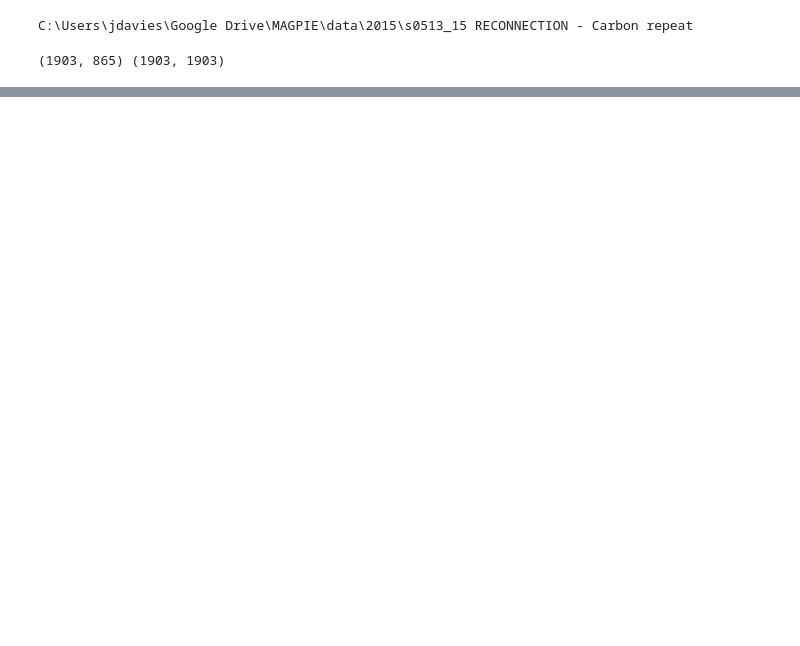
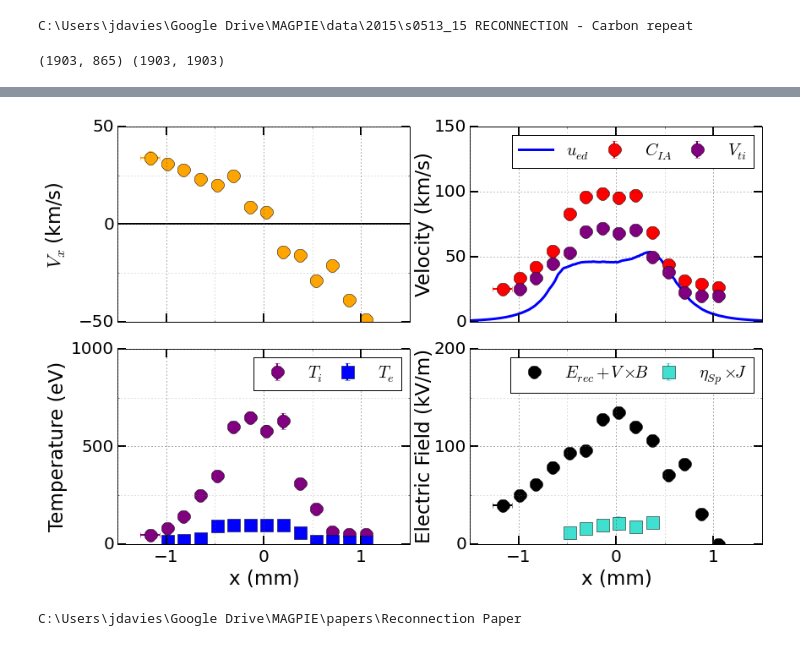
Before and after one commit to jdhare/magpie-analysis, a Jupyter notebook: Figures for Reconnection Paper.ipynb, the cells around one changed output, grey strips where cells are left out. Drawn from its saved outputs; the diff is of its cells as text; code cells hidden in the pictures; blank space fills up the shorter version.

Commit message:
bigger markers in reconnection paper figures

```diff
--- a/Figures for Reconnection Paper.ipynb
+++ b/Figures for Reconnection Paper.ipynb
@@ -638,7 +485,7 @@ eta_m,eta_err=uv_m_std(eta)
 # %%
 x_mm=x*1e3
 x_err=np.zeros_like(x_mm)+0.1
-ms=60
+ms=15
 lfs=23
 tfs=20
 elw=2
@@ -647,23 +494,24 @@ fig, ax=plt.subplots(2,2,sharex=True,figsize=(12,8))
 
 #single x error_bar per plot
 
-ax[0,0].errorbar(x_mm[0], xerr=x_err[0], y=(V/1e3)[0], yerr=(V_err/1e3)[0], c='orange', fmt='o',elinewidth=elw)
-ax[1,0].errorbar(x_mm[0], xerr=x_err[0], y=T_i[0], yerr=T_i_err[0],  c='purple', fmt='o',elinewidth=elw)
-ax[0,1].errorbar(x_mm[0], xerr=x_err[0], y=(C_IA_m/1e3)[0],yerr=(C_IA_err/1e3)[0], c='red', fmt='o',elinewidth=elw)
-ax[1,1].errorbar(x_mm[0], xerr=x_err[0], y=((E0+V*B)/1e3)[0], c='brown', fmt='o',elinewidth=elw)
+ax[0,0].errorbar(x_mm[0], xerr=x_err[0], y=(V/1e3)[0], yerr=(V_err/1e3)[0], color='orange', fmt='o',markersize=ms,elinewidth=elw)
+ax[1,0].errorbar(x_mm[0], xerr=x_err[0], y=T_i[0], yerr=T_i_err[0],  color='purple', fmt='o',markersize=ms,elinewidth=elw)
+ax[0,1].errorbar(x_mm[0], xerr=x_err[0], y=(C_IA_m/1e3)[0],yerr=(C_IA_err/1e3)[0], color='red', fmt='o',markersize=ms,elinewidth=elw)
+ax[1,1].errorbar(x_mm[0], xerr=x_err[0], y=((E0+V*B)/1e3)[0], color='black', fmt='o',markersize=ms,elinewidth=elw)
 
 #data points
 
-ax[0,0].errorbar(x_mm[1:], y=(V/1e3)[1:], yerr=(V_err/1e3)[1:],  label=r'$V_in$', c='orange', fmt='o',elinewidth=elw)
-ax[1,0].errorbar(x_mm[1:], y=T_i[1:], yerr=T_i_err[1:], label=r'$T_i$', c='purple', fmt='o',elinewidth=elw)
-ax[1,0].errorbar(x_mm[1:], y=T_e[1:], yerr=T_e_err[1:],label=r'$T_e$', c='blue', fmt='s',elinewidth=elw)
+ax[0,0].errorbar(x_mm[1:], y=(V/1e3)[1:], yerr=(V_err/1e3)[1:],  label=r'$V_in$', color='orange', fmt='o',markersize=ms,elinewidth=elw)
+ax[1,0].errorbar(x_mm[1:], y=T_i[1:], yerr=T_i_err[1:], label=r'$T_i$', color='purple', fmt='o',markersize=ms,elinewidth=elw)
+ax[1,0].errorbar(x_mm[1:], y=T_e[1:], yerr=T_e_err[1:],label=r'$T_e$', color='blue', fmt='s',markersize=ms,elinewidth=elw)
 ax[0,1].plot(x_ued, u_ed/1e3,label=r'$u_{ed}$', c='green', lw=3)
-ax[0,1].errorbar(x_mm[1:], y=(C_IA_m/1e3)[1:],yerr=(C_IA_err/1e3)[1:],label=r'$C_{IA}$', c='red', fmt='o',elinewidth=elw)
-ax[0,1].errorbar(x_mm[1:], y=(V_ti_m/1e3)[1:],yerr=(V_ti_err/1e3)[1:],label=r'$V_{ti}$', c='purple', fmt='o',elinewidth=elw)
+ax[0,1].errorbar(x_mm[1:], y=(C_IA_m/1e3)[1:],yerr=(C_IA_err/1e3)[1:],label=r'$C_{IA}$', color='red', fmt='o',markersize=ms,elinewidth=elw)
+ax[0,1].errorbar(x_mm[1:], y=(V_ti_m/1e3)[1:],yerr=(V_ti_err/1e3)[1:],label=r'$V_{ti}$', color='purple', fmt='o',markersize=ms,elinewidth=elw)
 
-ax[1,1].errorbar(x_mm[1:], y=((E0+V*B)/1e3)[1:],label=r'$E_0+V\times B$', c='brown', fmt='o',elinewidth=elw)
-ax[1,1].errorbar(x_mm[4:-4], y=(eta_m*j/1e3)[4:-4],yerr=(eta_err*j/1e3)[4:-4],label=r'$\eta_S\times J$', c='turquoise',fmt='s',elinewidth=elw)
+ax[1,1].errorbar(x_mm[1:], y=((E0+V*B)/1e3)[1:],label=r'$E_{rec}+V\times B$', color='black', fmt='o',markersize=ms,elinewidth=elw)
+ax[1,1].errorbar(x_mm[4:-4], y=(eta_m*j/1e3)[4:-4],yerr=(eta_err*j/1e3)[4:-4],label=r'$\eta_{Sp}\times J$', color='turquoise',fmt='s',markersize=ms,elinewidth=elw)
 
+ax[0,0].plot([-2,2],[0,0], lw=2, color='black')
 
 a=ax[0,0]
 a.set_xlim([-1.5,1.5])
@@ -678,7 +526,9 @@ a.grid()
 a.grid(which='minor', color='gray',linestyle=':')
 
 a.tick_params(labelsize=tfs, pad=5, length=10, width=2)
-a.set_ylabel(r'$V_{in}$ (km/s)', fontsize=lfs)
+a.set_ylabel(r'$V_{x}$ (km/s)', fontsize=lfs)
+a.get_yaxis().set_label_coords(-0.17,0.5)
+
 
 a=ax[1,0]
 a.xaxis.set_minor_locator(MultipleLocator(0.5))
@@ -691,7 +541,9 @@ a.yaxis.set_minor_locator(MultipleLocator(250))
 a.grid()
 a.tick_params(labelsize=tfs, pad=5, length=10, width=2)
 a.set_ylabel(r'Temperature (eV)', fontsize=lfs)
-a.legend(fontsize=20, ncol=2, columnspacing=0.5)
+a.get_yaxis().set_label_coords(-0.17,0.5)
+
+a.legend(fontsize=20, ncol=2, columnspacing=0.5,numpoints=1)
 a.set_xlabel('x (mm)', fontsize=lfs)
 
 
@@ -704,7 +556,9 @@ a.set_yticks([0,50,100,150])
 a.grid()
 a.tick_params(labelsize=tfs, pad=5, length=10, width=2)
 a.set_ylabel(r'Velocity (km/s)', fontsize=lfs)
-a.legend(fontsize=20, ncol=3, columnspacing=0.5)
+a.get_yaxis().set_label_coords(-0.12,0.5)
+
+a.legend(fontsize=20, ncol=3, columnspacing=0.5,numpoints=1)
 
 a=ax[1,1]
 
@@ -718,8 +572,41 @@ a.yaxis.set_minor_locator(MultipleLocator(50))
 a.grid()
 a.tick_params(labelsize=tfs, pad=5, length=10, width=2)
 a.set_ylabel(r'Electric Field (kV/m)', fontsize=lfs)
-a.legend(fontsize=20, ncol=2, columnspacing=0.5)
+a.get_yaxis().set_label_coords(-0.12,0.5)
+
+a.legend(fontsize=20, ncol=2, columnspacing=0.2,numpoints=1)
 a.set_xlabel('x (mm)', fontsize=lfs)
 
+'''
+##TS Insets:
+
+fn1='s0611_15 f1a.txt'
+fd1=np.genfromtxt(fn1, skip_header=2, delimiter=',')
+
+fn8='s0611_15 f8a.txt'
+fd8=np.genfromtxt(fn8, skip_header=2, delimiter=',')
+
+ax_ts1=fig.add_axes([.12, .585, .15, .15], axisbg=None)
+ax_ts1.set_xticks([])
+ax_ts1.set_yticks([])
+ax_ts1.plot(fd1[:,0], fd1[:,4], color='red', lw=4)
+ax_ts1.scatter(fd1[:,0], fd1[:,3])
+ax_ts1.set_xlim([-6,6])
+ax_ts1.xaxis.set_major_locator(MultipleLocator(2))
+ax_ts1.grid()
+
+ax_ts2=fig.add_axes([.34, .795, .15, .15], axisbg=None)
+ax_ts2.set_xticks([])
+ax_ts2.set_yticks([])
+ax_ts2.plot(fd8[:,0], fd8[:,4], color='red', lw=4)
+ax_ts2.scatter(fd8[:,0], fd8[:,3], s=30)
+ax_ts2.set_xlim([-6,6])
+ax_ts2.xaxis.set_major_locator(MultipleLocator(8))
+ax_ts2.xaxis.set_minor_locator(MultipleLocator(2))
+
+ax_ts2.grid(which='major', color='black',linestyle='-')
+#a.grid(which='minor', color='gray',linestyle=':')
+'''
+
 fig.tight_layout()
 # %% [output]
@@ -728,2 +613,7 @@ fig.tight_layout()
+[figure, added]
+# %%
+cd "C:\Users\jdavies\Google Drive\MAGPIE\papers\Reconnection Paper"
+# %% [output]
+C:\Users\jdavies\Google Drive\MAGPIE\papers\Reconnection Paper
 # %%
 fig.savefig('thomson data and other cool things.pdf', dpi=300, bbox_inches='tight')
```
Also changed, not shown: parts of 15 cells of this notebook, 1 other file.
